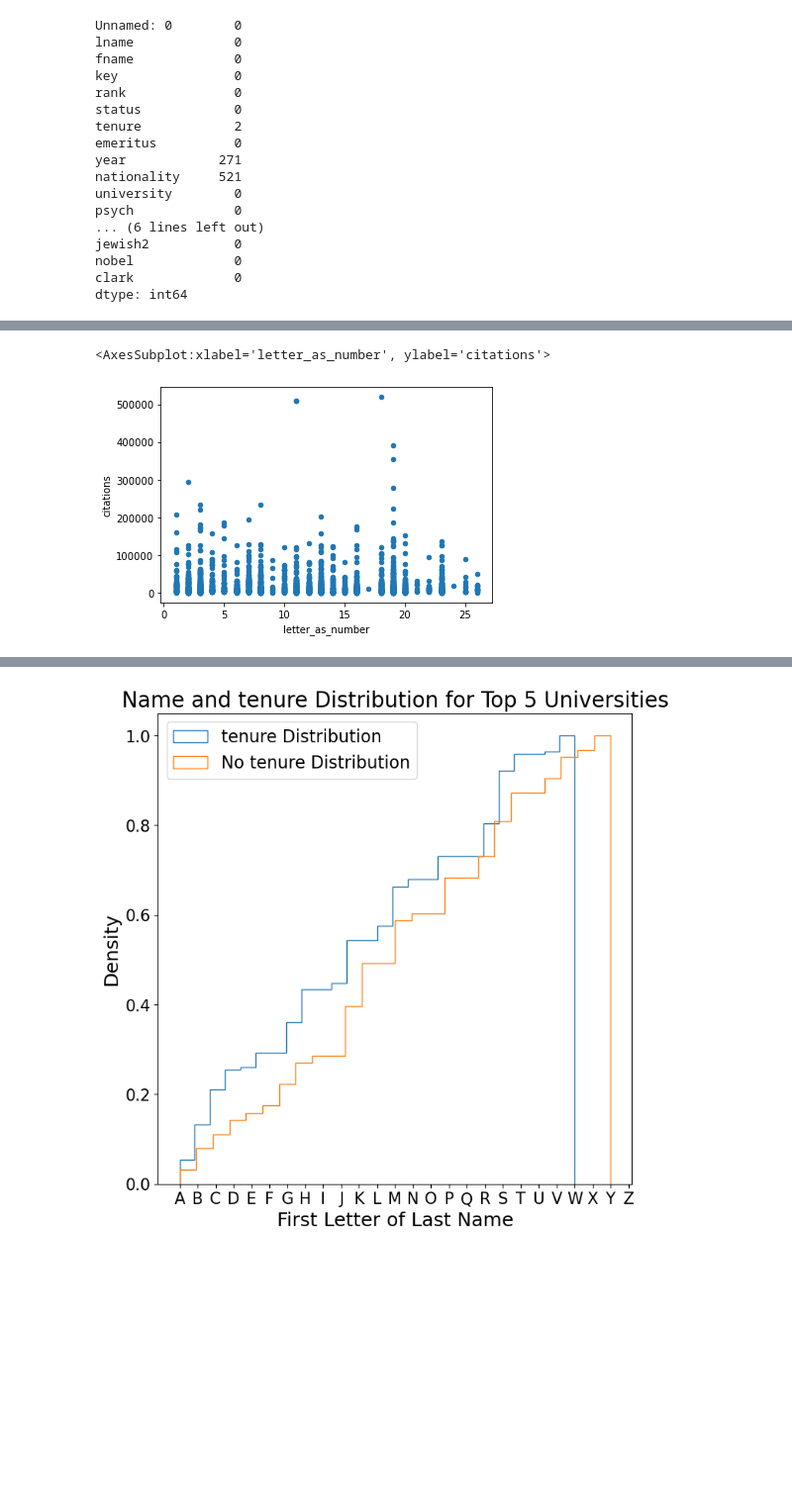
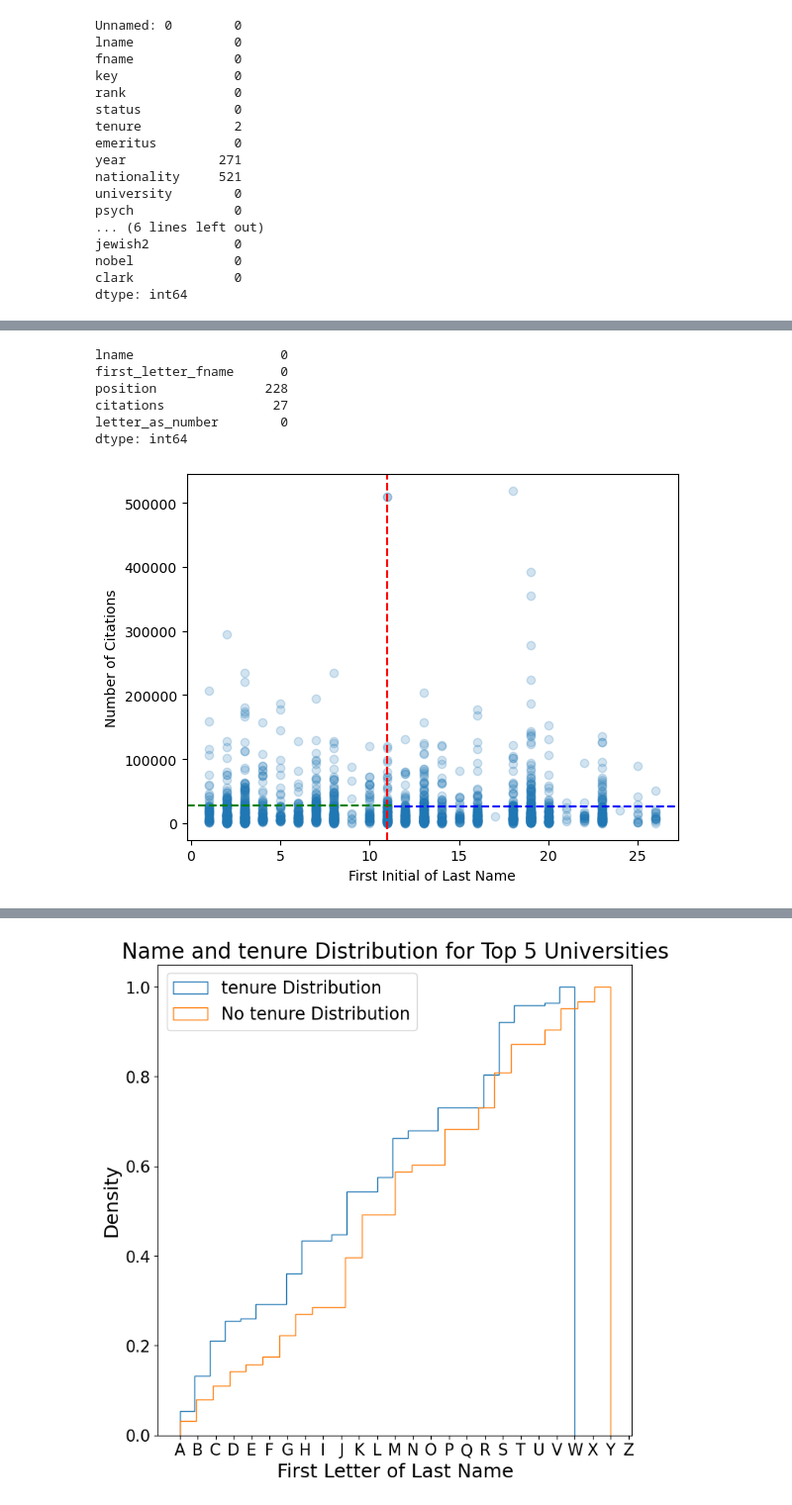
Before and after one commit to silva-cole/ecma31350-final-project, a Jupyter notebook: code/Initial Analysis.ipynb, the cells around one changed output, grey strips where cells are left out. Shown at 99% size. Saved outputs shown, nothing was run; the diff lists cells and outputs as text; code cells hidden in the pictures; blank space fills up the shorter version.

```diff
--- a/code/Initial Analysis.ipynb
+++ b/code/Initial Analysis.ipynb
@@ -192,10 +204,28 @@ n_cits['citations'] = pd.to_numeric(n_cits['citations'])
 
 n_cits['letter_as_number'] = n_cits['lname'].str[0].apply(letter_to_number, args = (letter_dict,))
 
-n_cits.plot(kind = "scatter", x = "letter_as_number", y = "citations")
+n_cits.isnull().sum()
 # %% [output]
-<AxesSubplot:xlabel='letter_as_number', ylabel='citations'>
+lname                   0
+first_letter_fname      0
+position              228
+citations              27
+letter_as_number        0
+dtype: int64
-[figure, removed]
+# %%
+
+cits_mean_left = np.mean(n_cits[n_cits['letter_as_number']<= 11]['citations'])
+cits_mean_right = np.mean(n_cits[n_cits['letter_as_number']>= 11]['citations'])
+
+plt.scatter(n_cits['letter_as_number'], n_cits['citations'], alpha = 0.2)
+plt.axvline(x = 11, color = 'r', linestyle = '--')
+plt.axhline(y = cits_mean_left, xmin= 0, xmax= 11/26, color = 'g', linestyle = '--')
+plt.axhline(y = cits_mean_right, xmin= 11/26, xmax= 1, color = 'b', linestyle = '--')
+plt.xlabel('First Initial of Last Name')
+plt.ylabel('Number of Citations')
+plt.show()
+# %% [output]
+[figure, added]
 # %%
 # apply functions to df
 faculty_df['first_letter'] = faculty_df['lname'].apply(first_letter)
```
Also changed, not shown: parts of 11 cells of this notebook, 2 other files.
